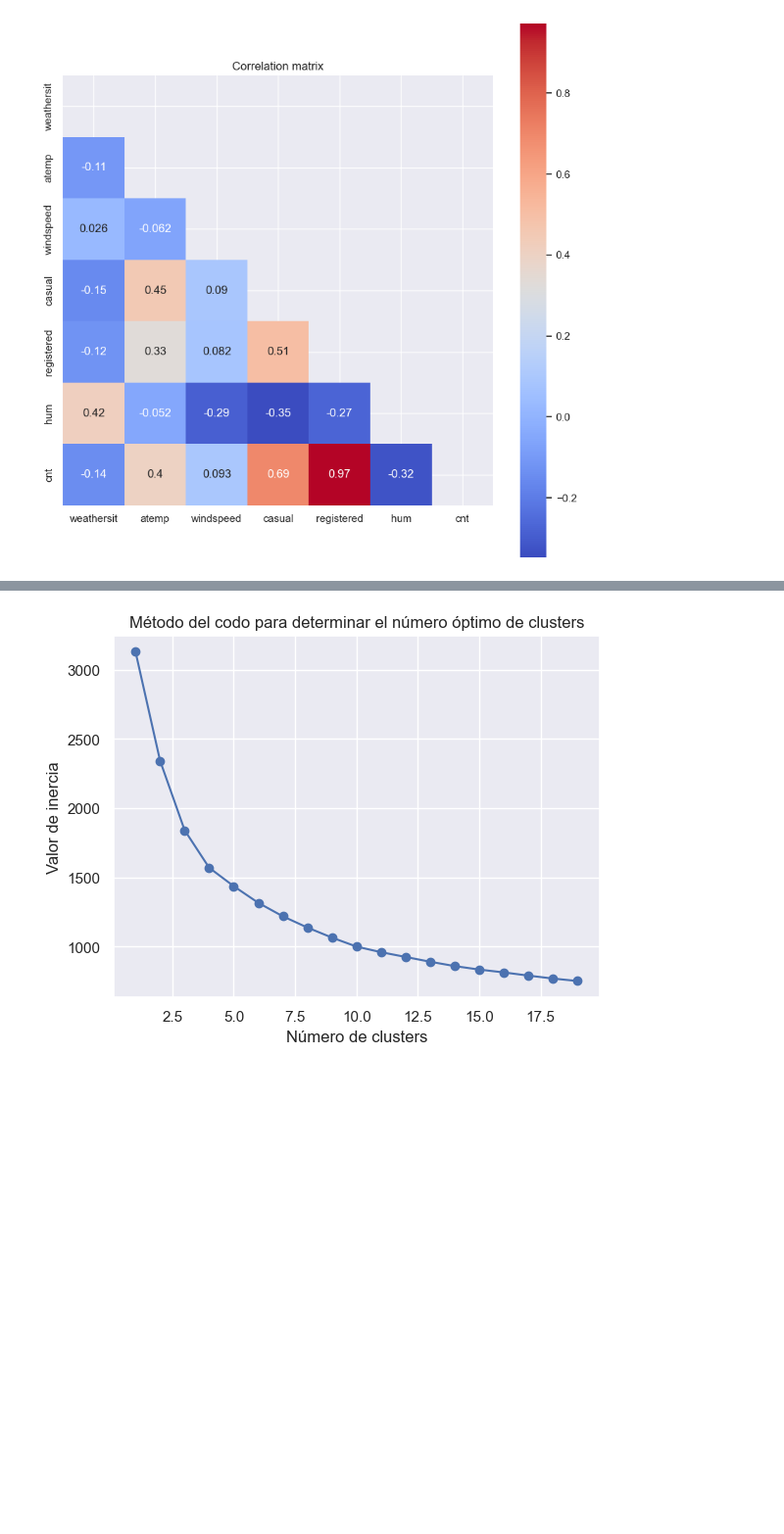
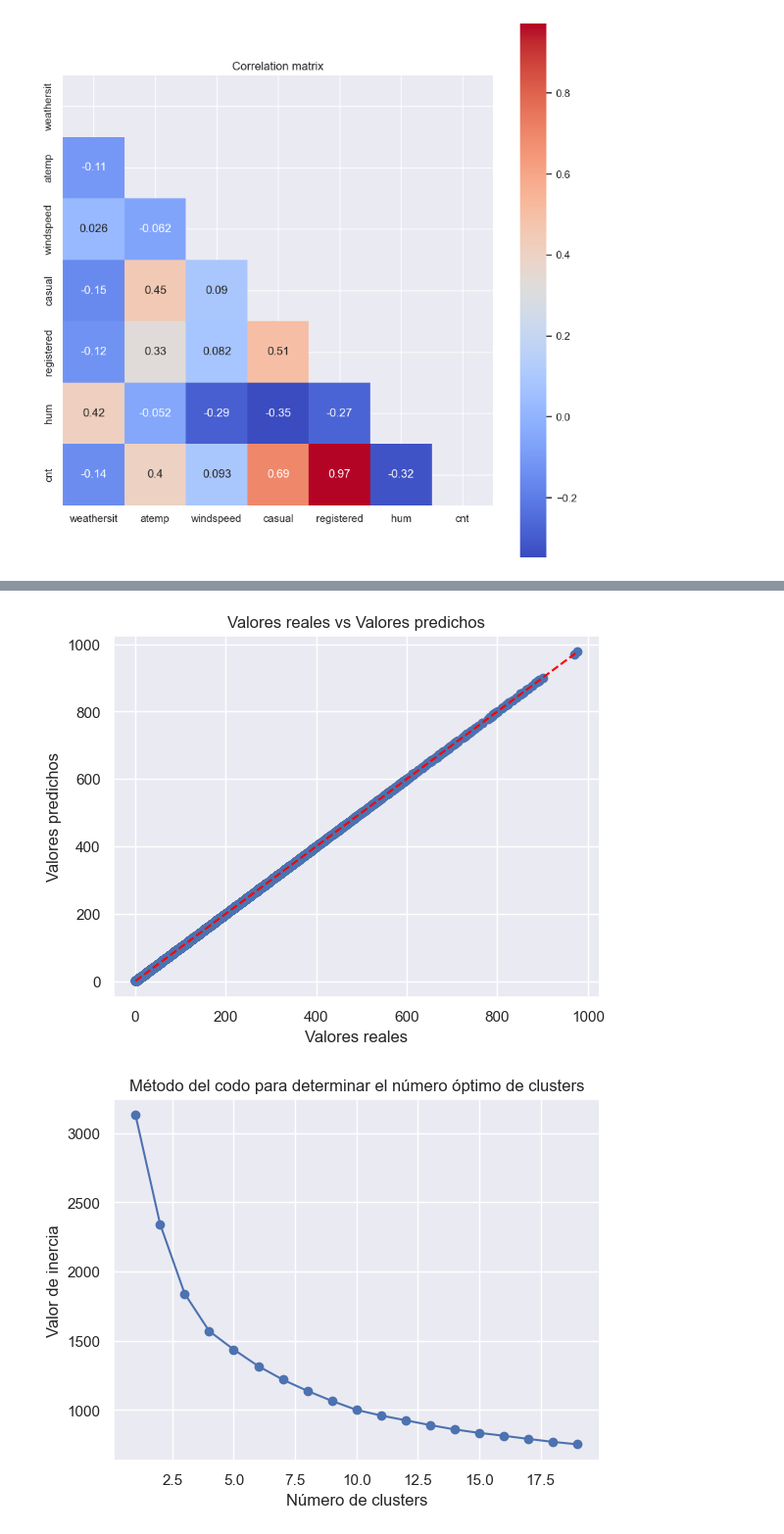
Before and after one commit to alejomaf/bike-sharing-predictor-system, a Jupyter notebook: bike-sharing-predictor-system.ipynb, the cells around one changed output, grey strips where cells are left out. Shown at 98% size. Saved outputs shown, nothing was run; the diff lists cells and outputs as text; code cells hidden in the pictures; blank space fills up the shorter version.

```diff
--- a/bike-sharing-predictor-system.ipynb
+++ b/bike-sharing-predictor-system.ipynb
@@ -141,3 +151,18 @@ Coeficiente de determinación (R^2):  1.0
+# %%
+# Crear un gráfico de dispersión
+plt.scatter(y_test, y_pred)
+plt.xlabel('Valores reales')
+plt.ylabel('Valores predichos')
+
+# Crear una línea que represente una predicción perfecta (y_test = y_pred)
+min_value = min(min(y_test), min(y_pred))
+max_value = max(max(y_test), max(y_pred))
+plt.plot([min_value, max_value], [min_value, max_value], color='red', linestyle='--')
+
+plt.title('Valores reales vs Valores predichos')
+plt.show()
+# %% [output]
+[figure, added]
 # %%
 df_without_labeling = df.drop(["cnt", "label"], axis=1)
 
```
Also changed, not shown: parts of 3 cells of this notebook, 6 other files.
